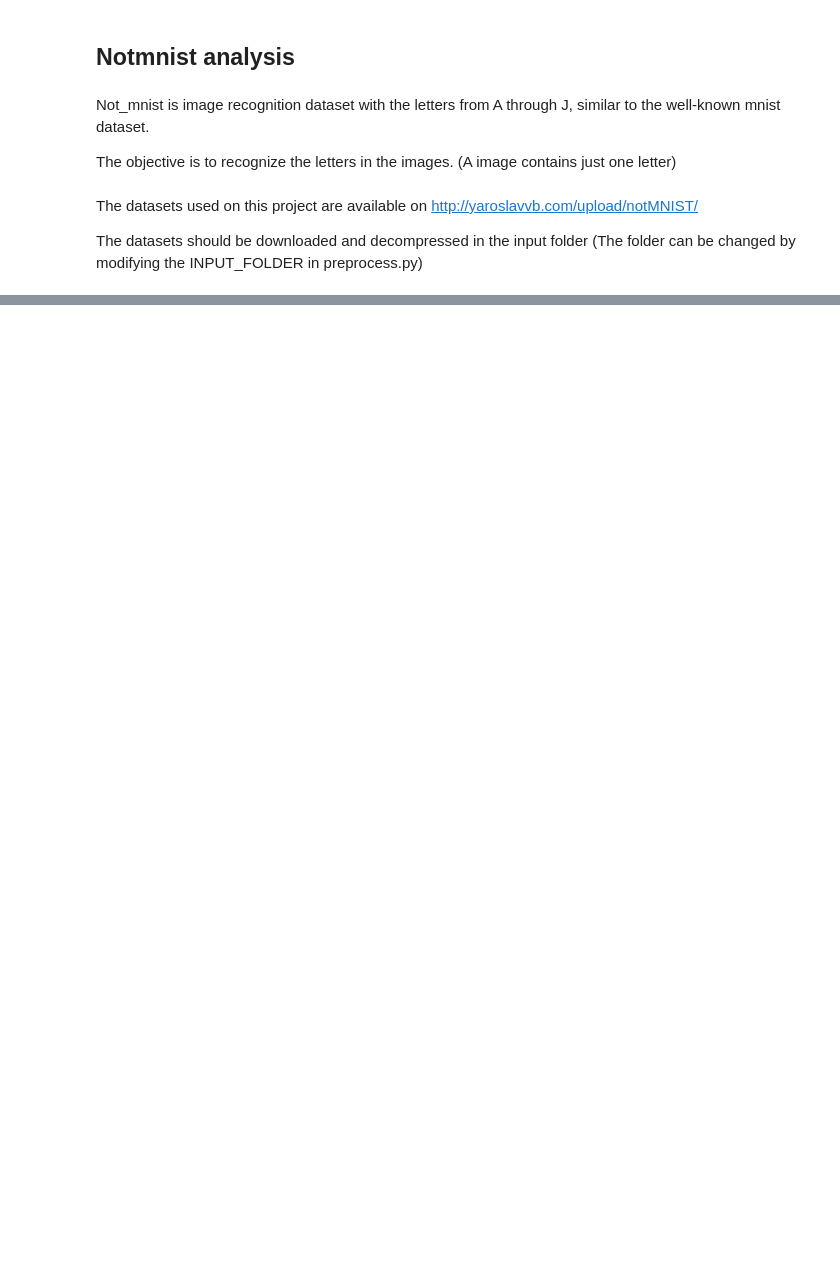
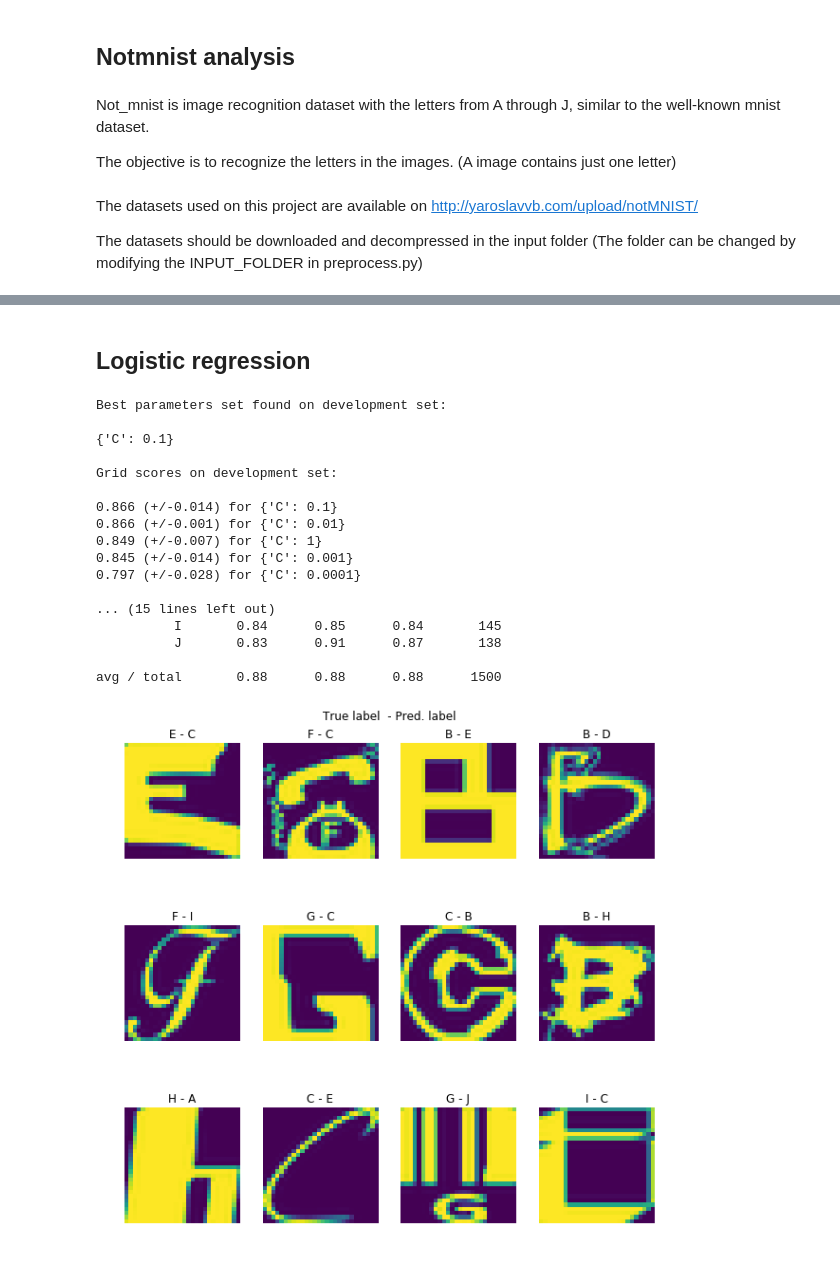
Before and after one commit to mjmora2016/notmnist_python, a Jupyter notebook: NotMNIST.ipynb, the cells around one changed output, grey strips where cells are left out. Cells and saved outputs as stored; diff of their text form; code cells hidden in the pictures; blank space fills up the shorter version.

```diff
--- a/NotMNIST.ipynb
+++ b/NotMNIST.ipynb
@@ -147,0 +222,30 @@ for label, images in image_by_class.items():
+# %% [markdown]
+## Logistic regression
+# %%
+from sklearn import linear_model
+
+clf, (y_true, y_pred) = run_model(linear_model.LogisticRegression(random_state=0),
+    {
+        'C': [0.0001, 0.001, 0.01, 0.1, 1],
+    })
+
+display_misclassified_samples(x_test, y_true, y_pred, 12)
+# %% [output]
+Best parameters set found on development set:
+
+{'C': 0.1}
+
+Grid scores on development set:
+
+0.866 (+/-0.014) for {'C': 0.1}
+0.866 (+/-0.001) for {'C': 0.01}
+0.849 (+/-0.007) for {'C': 1}
+0.845 (+/-0.014) for {'C': 0.001}
+0.797 (+/-0.028) for {'C': 0.0001}
+
+... (15 lines left out)
+          I       0.84      0.85      0.84       145
+          J       0.83      0.91      0.87       138
+
+avg / total       0.88      0.88      0.88      1500
+[figure, added]
```
Also changed, not shown: parts of 24 cells of this notebook, 4 other files.
